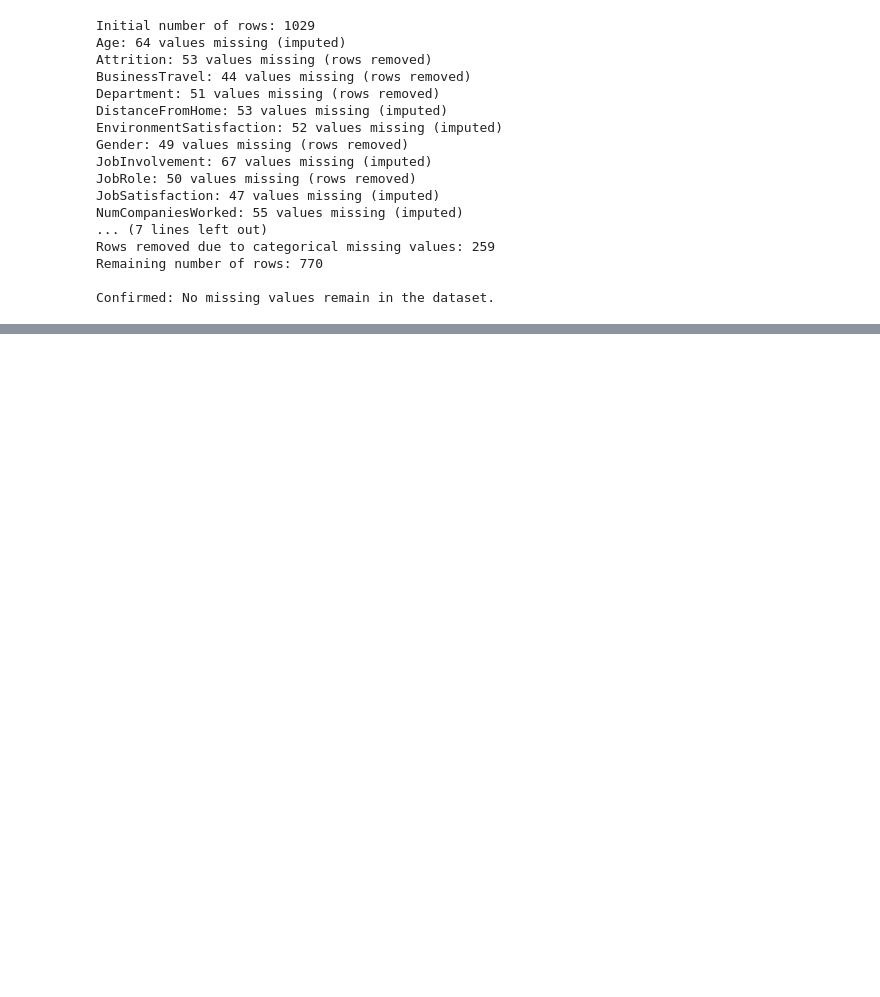
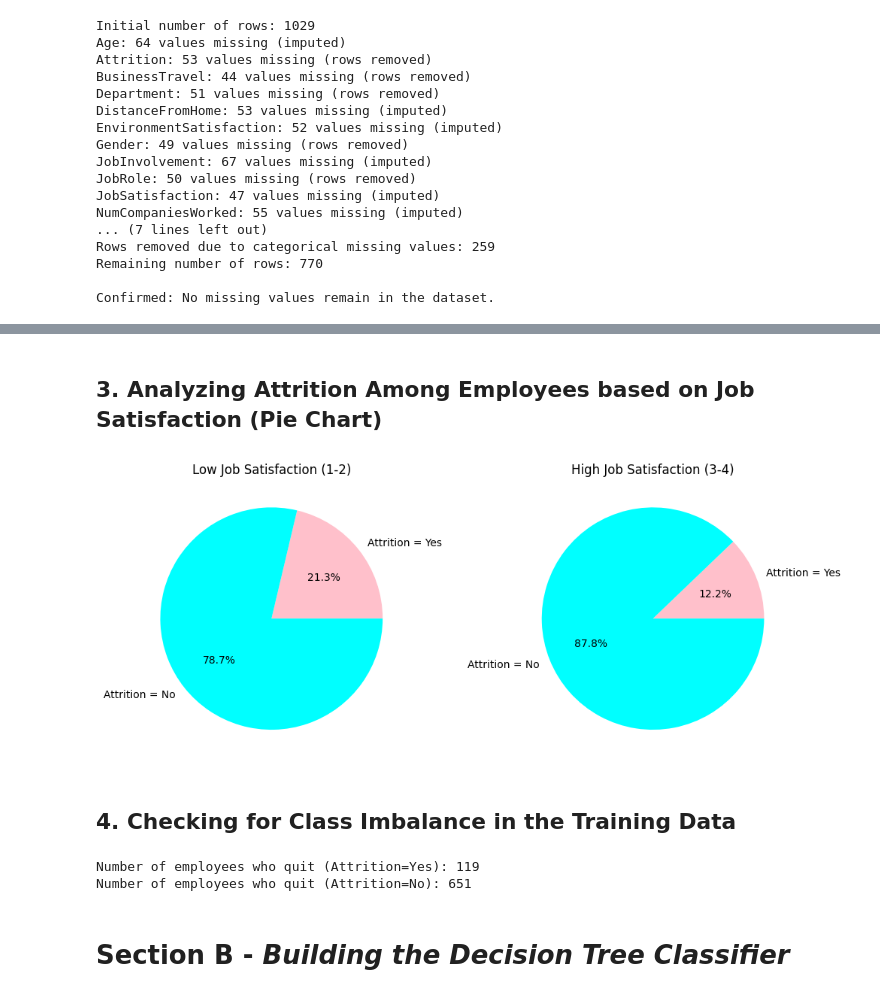
Before and after one commit to Xtreemes/CMPUT_175, a Jupyter notebook: assignment_2/attrition.ipynb, the cells around one changed output, grey strips where cells are left out. Saved outputs shown, nothing was run; the diff lists cells and outputs as text; code cells hidden in the pictures; blank space fills up the shorter version.

```diff
--- a/assignment_2/attrition.ipynb
+++ b/assignment_2/attrition.ipynb
@@ -133,0 +183,41 @@ print(headers)
+# %% [markdown]
+## 3. Analyzing Attrition Among Employees based on Job Satisfaction (Pie Chart)
+# %%
+satisfaction_index = headers.index("JobSatisfaction")
+
+satisfactions = ("Low Job Satisfaction (1-2)", "High Job Satisfaction (3-4)")
+satisfaction_groups = [[], []]
+
+fig, ax = plt.subplots(1, 2)
+fig.set_figwidth(12)
+
+for entry in data:
+    if entry[satisfaction_index] <= 2:
+        satisfaction_groups[0].append(entry)
+    else:
+        satisfaction_groups[1].append(entry)
+
+for key, value in enumerate(satisfactions):
+    plot = ax[key]
+    plot.set_title(value)
+
+    group = satisfaction_groups[key]
+
+    attrition = [0, 0]  # 0th yes, 1st no
+
+    for entry in group:
+        attrition[0 if entry[attrition_index] == "Yes" else 1] += 1
+
+    plot.pie(attrition, labels=("Attrition = Yes", "Attrition = No"), colors=("Pink", "Aqua"), autopct='%1.1f%%')
+# %% [output]
+[figure, added]
+# %% [markdown]
+## 4. Checking for Class Imbalance in the Training Data
+# %%
+print(f"Number of employees who quit (Attrition=Yes): {len(attrition_groups[0])}")  # use sorted lists from earlier (1.2)
+print(f"Number of employees who quit (Attrition=No): {len(attrition_groups[1])}")
+# %% [output]
+Number of employees who quit (Attrition=Yes): 119
+Number of employees who quit (Attrition=No): 651
+# %% [markdown]
+# **Section B** - _Building the Decision Tree Classifier_
```
Also changed, not shown: parts of 5 cells of this notebook.
